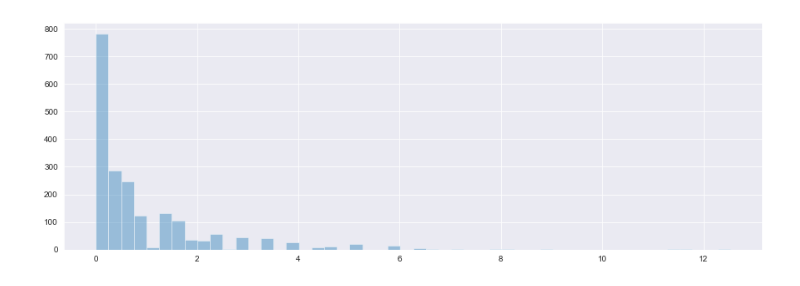
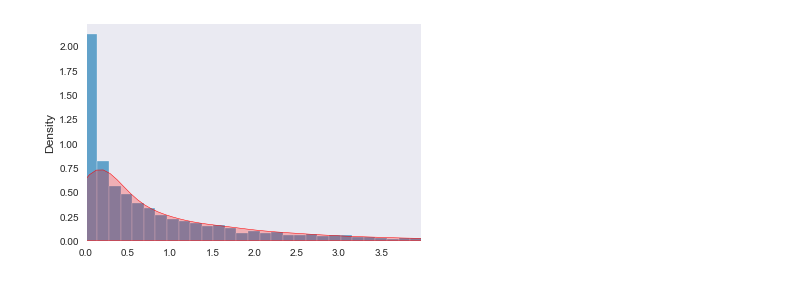
Before and after one commit to NathanZorndorf/nathanzorndorf.github.io, a Jupyter notebook: assets/notebooks/fundamentals-of-biostatistics-rosner/chapter-10/chi-square-test-statistic-distribution-example.ipynb, the cells around one changed output. Cells and saved outputs as stored; diff of their text form; code cells hidden in the pictures.

```diff
--- a/assets/notebooks/fundamentals-of-biostatistics-rosner/chapter-10/chi-square-test-statistic-distribution-example.ipynb
+++ b/assets/notebooks/fundamentals-of-biostatistics-rosner/chapter-10/chi-square-test-statistic-distribution-example.ipynb
@@ -14 +26,16 @@ FIG_SIZE = (15,5)
+# %%
+# square the sample
+sample_squared = np.power(sample, 2)
+
+# take a sample from a chi-squared distributed random variable
+chisq_sample = chi2(df=1).rvs(5000) # use 1 degree of freedom
+
+# plot the distribution
+plt.figure()
+ax = plt.gca()
+sns.histplot(sample_squared, ax=ax, stat='density', zorder=0);
+sns.kdeplot(chisq_sample, ax=ax, color='r', fill=True, zorder=1);
+plt.xlim(0, np.percentile(sample_squared, 95));
+# %% [output]
+[figure, added]
 # %%
@@ -56,6 +78,0 @@ for _ in range(n_samples):
-# %%
-plt.figure(figsize=FIG_SIZE)
-# stat{“count”, “frequency”, “density”, “probability”}
-sns.distplot(_chisq, kde=False, kde_kws={'shade':True});
-# %% [output]
-[figure, removed]
```
Also changed, not shown: parts of 32 cells of this notebook.
